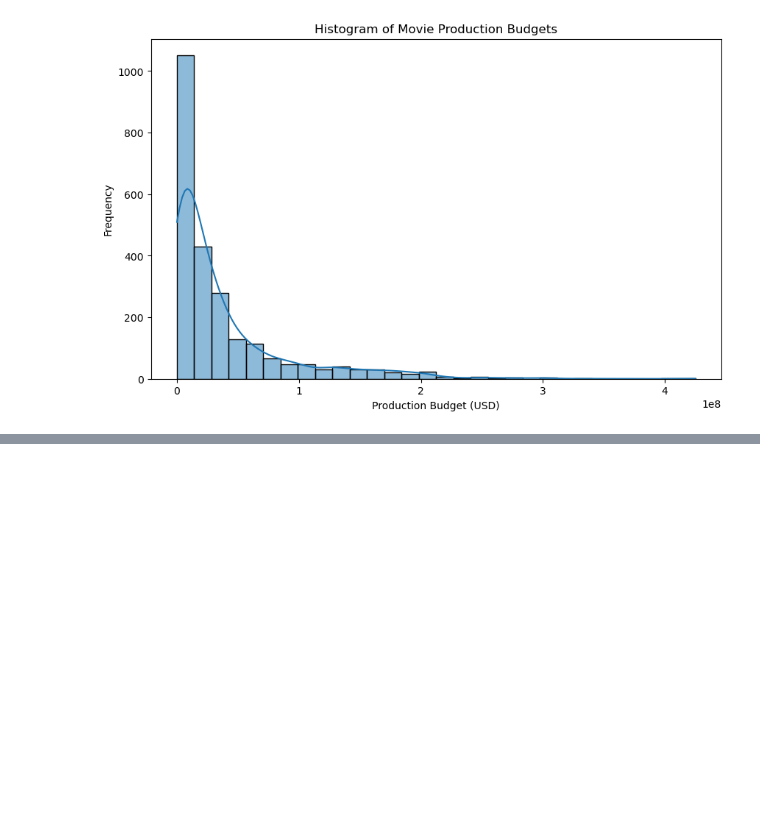
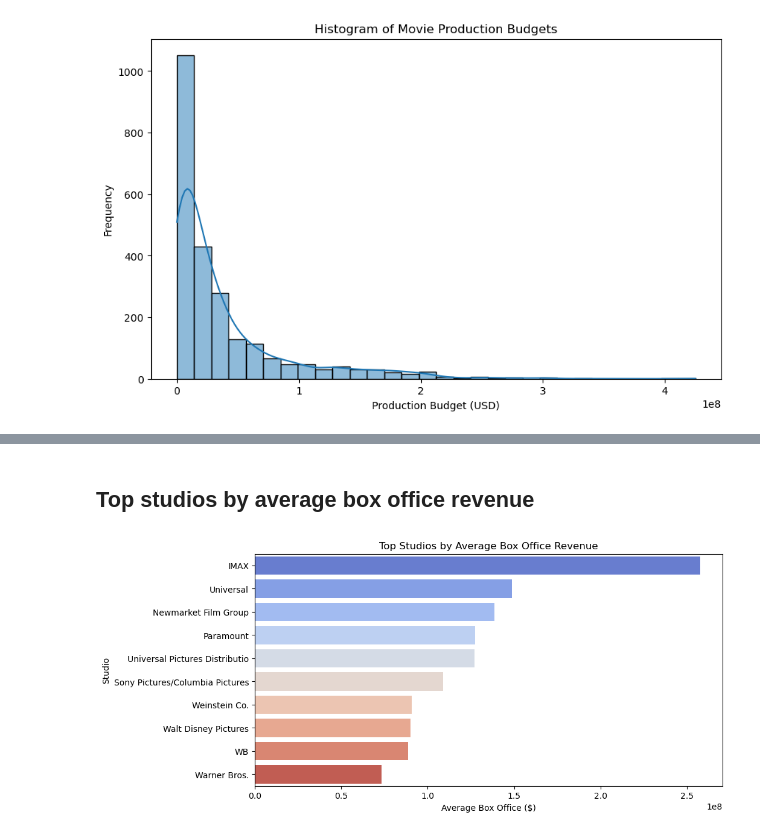
Before and after one commit to Vincent-Muteti/Phase2-Project, a Jupyter notebook: group5.ipynb, the cells around one changed output, grey strips where cells are left out. Saved outputs shown, nothing was run; the diff lists cells and outputs as text; code cells hidden in the pictures; blank space fills up the shorter version.

```diff
--- a/group5.ipynb
+++ b/group5.ipynb
@@ -320,0 +360,14 @@ plt.show()
+# %% [markdown]
+## Top studios by average box office revenue
+# %%
+# Top Studios by Average Box Office
+top_studios = df4.groupby('studio')['box_office'].mean().sort_values(ascending=False).head(10)
+
+plt.figure(figsize=(10,5))
+sns.barplot(x=top_studios.values, y=top_studios.index, palette='coolwarm')
+plt.title('Top Studios by Average Box Office Revenue')
+plt.xlabel('Average Box Office ($)')
+plt.ylabel('Studio')
+plt.show()
+# %% [output]
+[figure, added]
```
Also changed, not shown: parts of 15 cells of this notebook, 1 other file.
